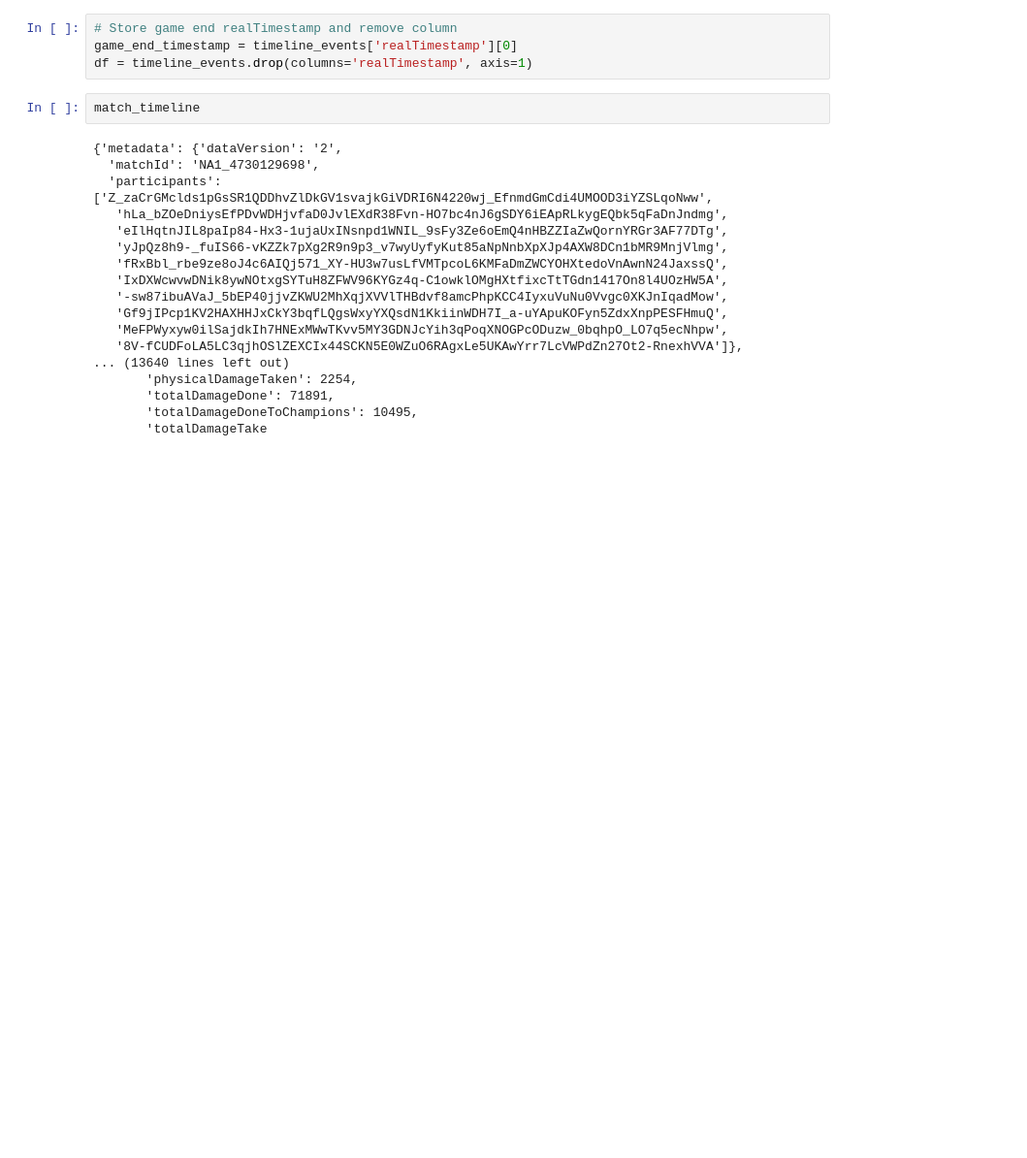
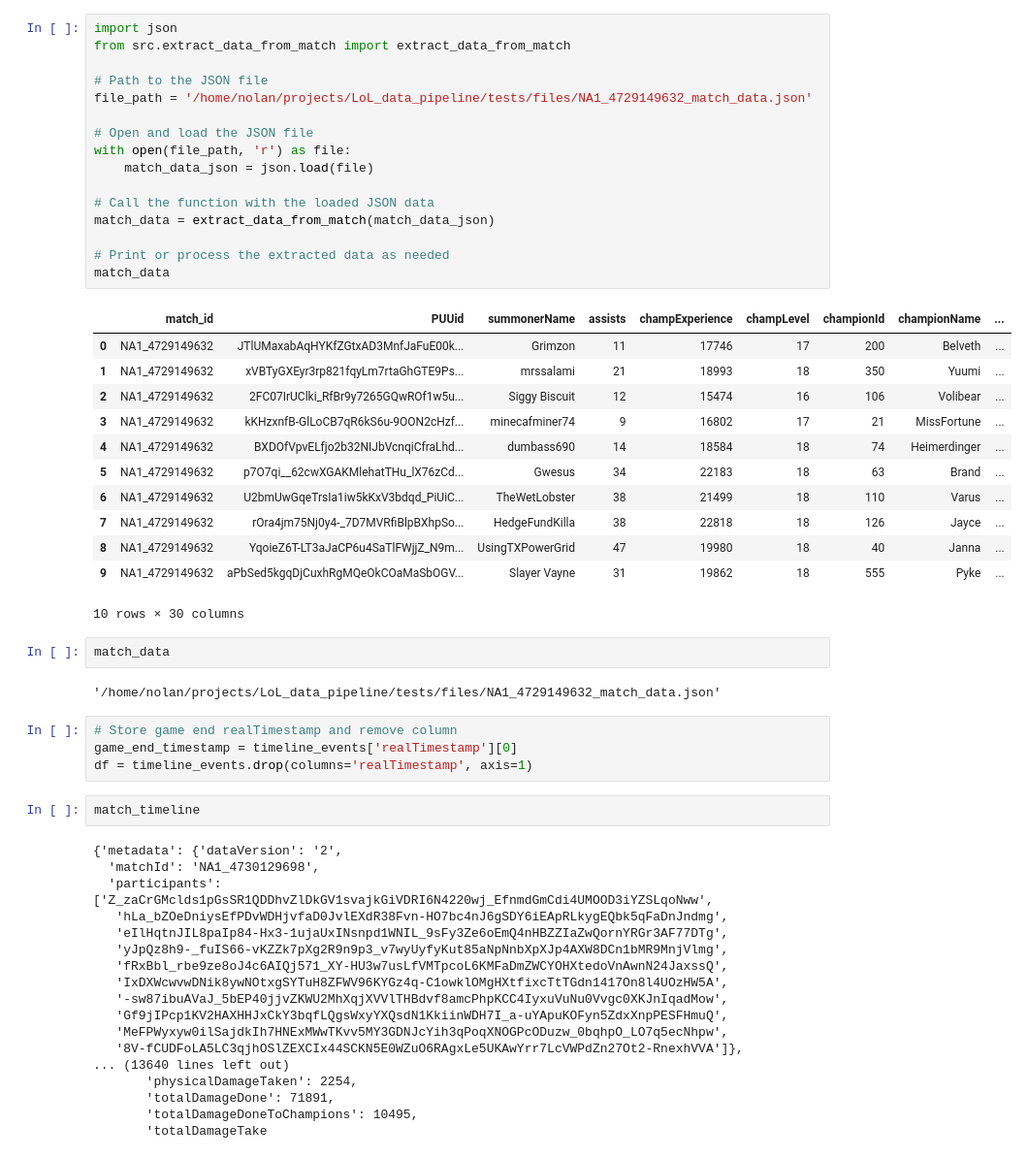
Before and after one commit to Nolasaurus/LoL_data_pipeline, a Jupyter notebook: src/match_timeline_eda.ipynb, the cells around one changed output. Shown at 97% size. Cells and saved outputs as stored; diff of their text form; blank space fills up the shorter version.

```diff
--- a/src/match_timeline_eda.ipynb
+++ b/src/match_timeline_eda.ipynb
@@ -19,3 +21,36 @@ timeline_events = extract_events_from_timeline(match_timeline)
+# %%
+import json
+from src.extract_data_from_match import extract_data_from_match
+
+# Path to the JSON file
+file_path = '/home/nolan/projects/LoL_data_pipeline/tests/files/NA1_4729149632_match_data.json'
+
+# Open and load the JSON file
+with open(file_path, 'r') as file:
+    match_data_json = json.load(file)
+
+# Call the function with the loaded JSON data
+match_data = extract_data_from_match(match_data_json)
+
+# Print or process the extracted data as needed
+match_data
+# %% [output]
+|  | match_id | PUUid | summonerName | assists | champExperience | champLevel | championId | championName | ... |
+| 0 | NA1_4729149632 | JTlUMaxabAqHYKfZGtxAD3MnfJaFuE00k... | Grimzon | 11 | 17746 | 17 | 200 | Belveth | ... |
+| 1 | NA1_4729149632 | xVBTyGXEyr3rp821fqyLm7rtaGhGTE9Ps... | mrssalami | 21 | 18993 | 18 | 350 | Yuumi | ... |
+| 2 | NA1_4729149632 | 2FC07IrUClki_RfBr9y7265GQwROf1w5u... | Siggy Biscuit | 12 | 15474 | 16 | 106 | Volibear | ... |
+| 3 | NA1_4729149632 | kKHzxnfB-GlLoCB7qR6kS6u-9OON2cHzf... | minecafminer74 | 9 | 16802 | 17 | 21 | MissFortune | ... |
+| 4 | NA1_4729149632 | BXDOfVpvELfjo2b32NIJbVcnqiCfraLhd... | dumbass690 | 14 | 18584 | 18 | 74 | Heimerdinger | ... |
+| 5 | NA1_4729149632 | p7O7qi__62cwXGAKMlehatTHu_lX76zCd... | Gwesus | 34 | 22183 | 18 | 63 | Brand | ... |
+| 6 | NA1_4729149632 | U2bmUwGqeTrsIa1iw5kKxV3bdqd_PiUiC... | TheWetLobster | 38 | 21499 | 18 | 110 | Varus | ... |
+| 7 | NA1_4729149632 | rOra4jm75Nj0y4-_7D7MVRfiBlpBXhpSo... | HedgeFundKilla | 38 | 22818 | 18 | 126 | Jayce | ... |
+| 8 | NA1_4729149632 | YqoieZ6T-LT3aJaCP6u4SaTlFWjjZ_N9m... | UsingTXPowerGrid | 47 | 19980 | 18 | 40 | Janna | ... |
+| 9 | NA1_4729149632 | aPbSed5kgqDjCuxhRgMQeOkCOaMaSbOGV... | Slayer Vayne | 31 | 19862 | 18 | 555 | Pyke | ... |
+10 rows × 30 columns
+# %%
+match_data
+# %% [output]
+'/home/nolan/projects/LoL_data_pipeline/tests/files/NA1_4729149632_match_data.json'
 # %%
 # Store game end realTimestamp and remove column
 game_end_timestamp = timeline_events['realTimestamp'][0]
```
Also changed, not shown: parts of 1 cell of this notebook, 8 other files.
